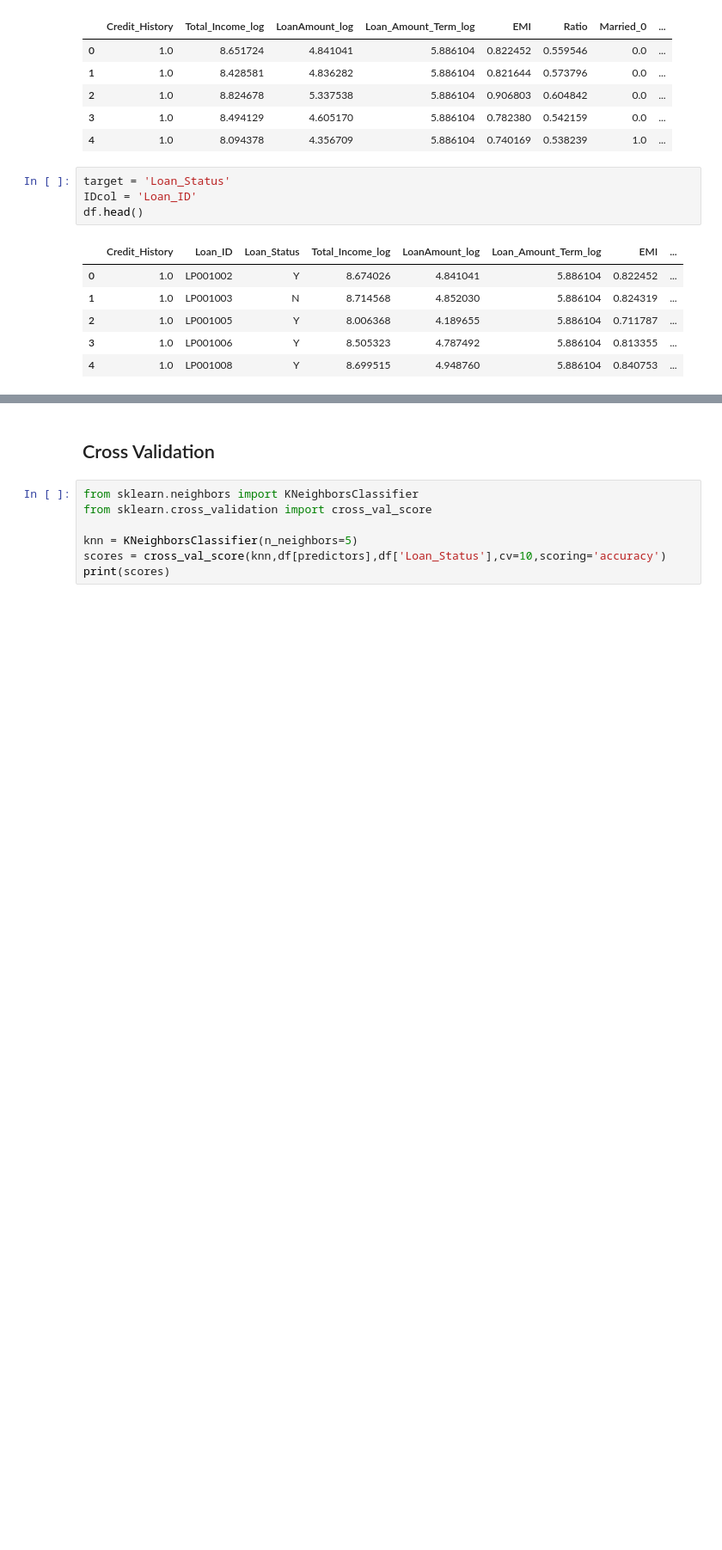
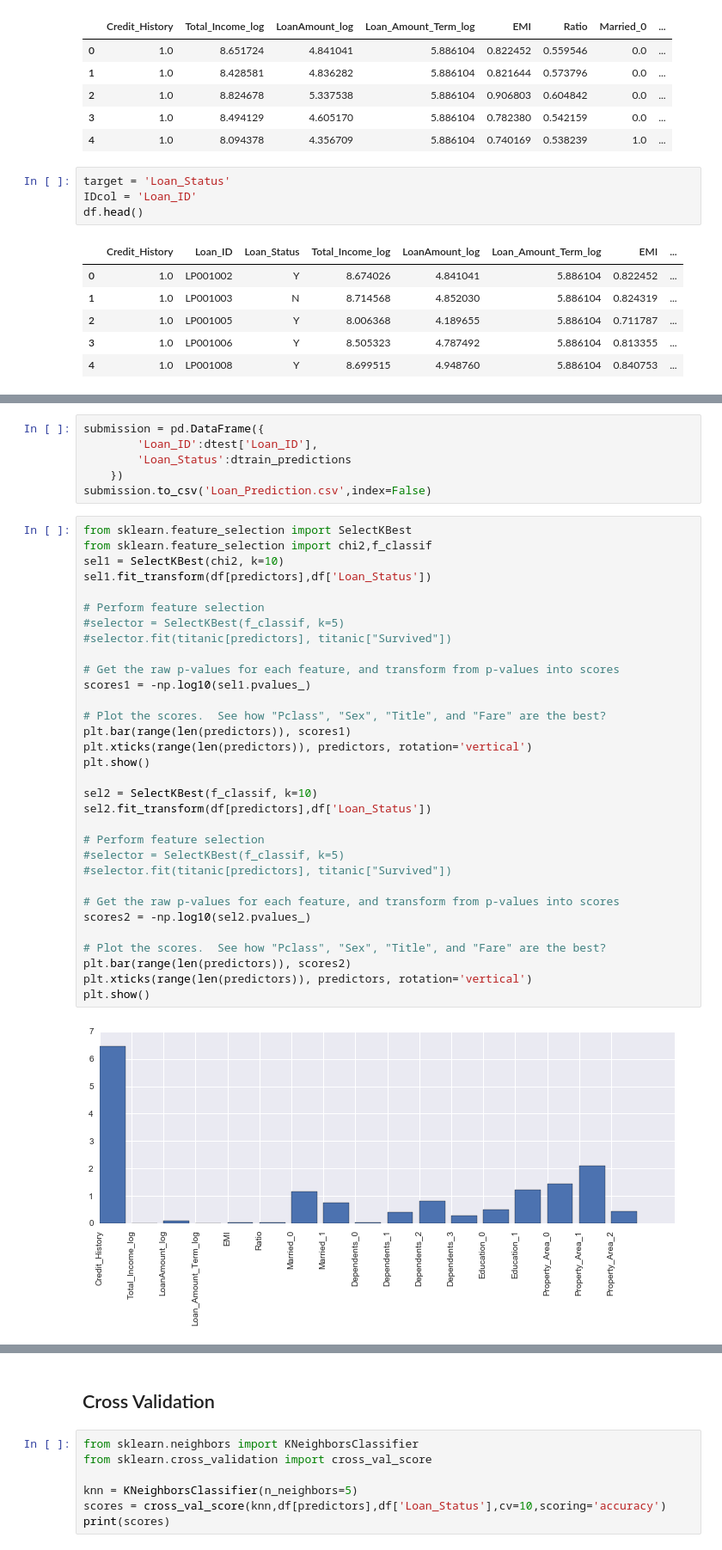
Before and after one commit to vyashub/Loan-Approval-Prediction, a Jupyter notebook: model_27jan.ipynb, the cells around one changed output, grey strips where cells are left out. Shown at 86% size. Drawn from its saved outputs; the diff is of its cells as text; blank space fills up the shorter version.

```diff
--- a/model_27jan.ipynb
+++ b/model_27jan.ipynb
@@ -69,0 +110,40 @@ logReg.score(df[predictors],df['Loan_Status'])
+# %%
+submission = pd.DataFrame({
+        'Loan_ID':dtest['Loan_ID'],
+        'Loan_Status':dtrain_predictions
+    })
+submission.to_csv('Loan_Prediction.csv',index=False)
+# %%
+from sklearn.feature_selection import SelectKBest
+from sklearn.feature_selection import chi2,f_classif
+sel1 = SelectKBest(chi2, k=10)
+sel1.fit_transform(df[predictors],df['Loan_Status'])
+
+# Perform feature selection
+#selector = SelectKBest(f_classif, k=5)
+#selector.fit(titanic[predictors], titanic["Survived"])
+
+# Get the raw p-values for each feature, and transform from p-values into scores
+scores1 = -np.log10(sel1.pvalues_)
+
+# Plot the scores.  See how "Pclass", "Sex", "Title", and "Fare" are the best?
+plt.bar(range(len(predictors)), scores1)
+plt.xticks(range(len(predictors)), predictors, rotation='vertical')
+plt.show()
+
+sel2 = SelectKBest(f_classif, k=10)
+sel2.fit_transform(df[predictors],df['Loan_Status'])
+
+# Perform feature selection
+#selector = SelectKBest(f_classif, k=5)
+#selector.fit(titanic[predictors], titanic["Survived"])
+
+# Get the raw p-values for each feature, and transform from p-values into scores
+scores2 = -np.log10(sel2.pvalues_)
+
+# Plot the scores.  See how "Pclass", "Sex", "Title", and "Fare" are the best?
+plt.bar(range(len(predictors)), scores2)
+plt.xticks(range(len(predictors)), predictors, rotation='vertical')
+plt.show()
+# %% [output]
+[figure, added]
```
Also changed, not shown: parts of 17 cells of this notebook, 2 other files.
